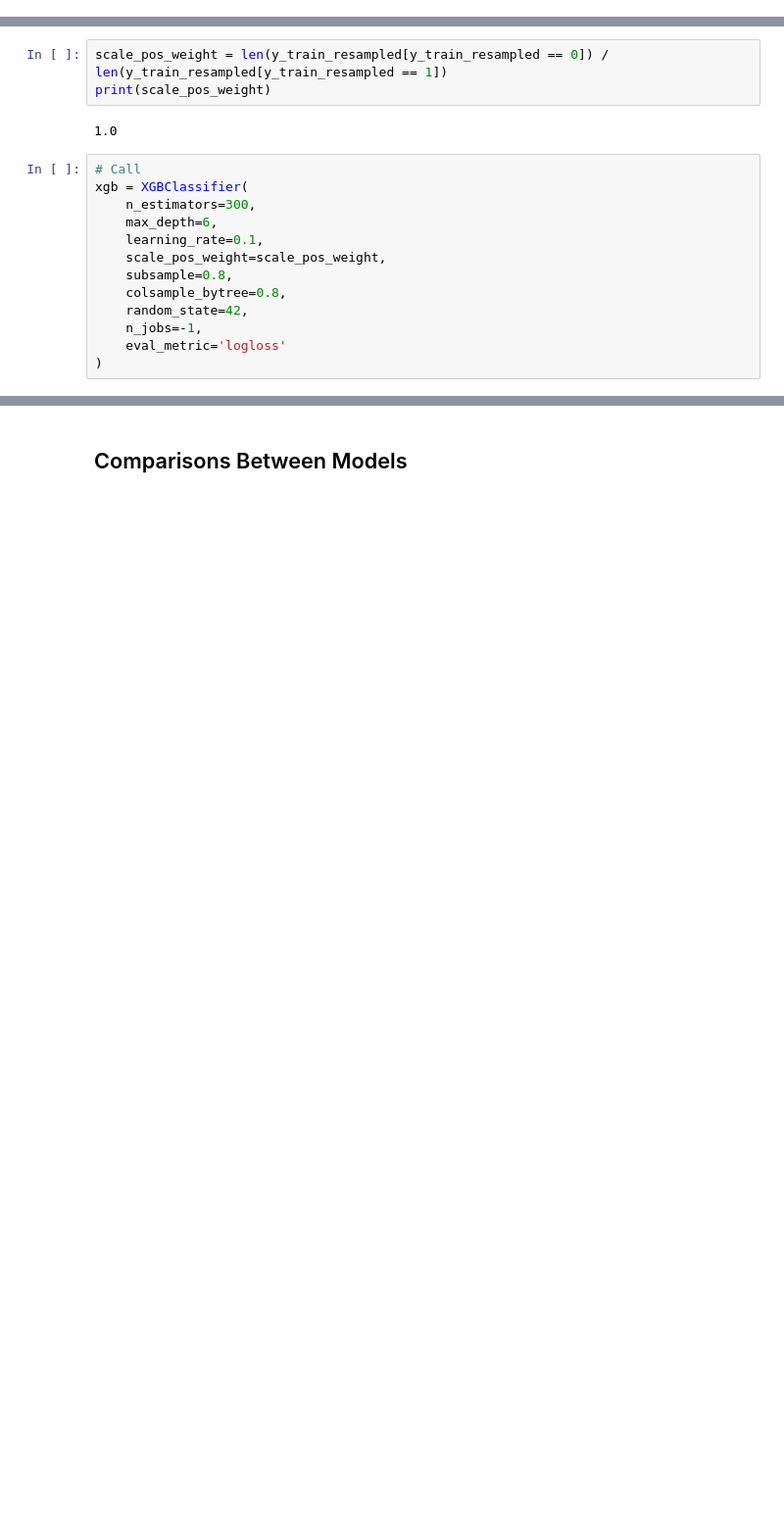
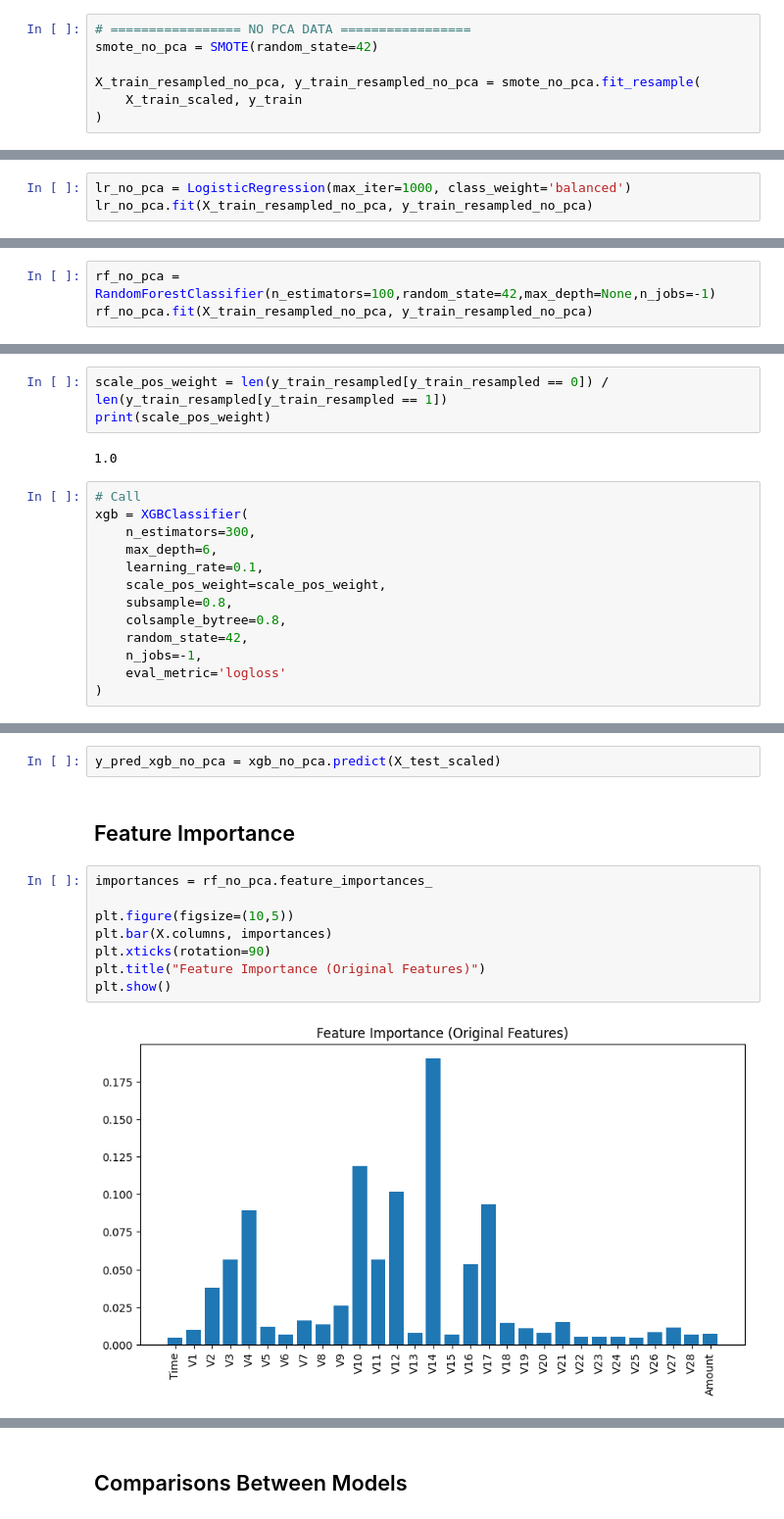
Before and after one commit to Basmala-Ahmedd/Credit-Card-Fraud-Detection, a Jupyter notebook: Notebook/Credit_Card_Fraud_Detection.ipynb, the cells around one changed output, grey strips where cells are left out. Shown at 98% size. Cells and saved outputs as stored; diff of their text form; blank space fills up the shorter version.

```diff
--- a/Notebook/Credit_Card_Fraud_Detection.ipynb
+++ b/Notebook/Credit_Card_Fraud_Detection.ipynb
@@ -337,0 +345,7 @@ After SMOTE: [226602 226602]
+# %%
+# ================= NO PCA DATA =================
+smote_no_pca = SMOTE(random_state=42)
+
+X_train_resampled_no_pca, y_train_resampled_no_pca = smote_no_pca.fit_resample(
+    X_train_scaled, y_train
+)
@@ -363,0 +381,3 @@ F1_Score : 0.1
+# %%
+lr_no_pca = LogisticRegression(max_iter=1000, class_weight='balanced')
+lr_no_pca.fit(X_train_resampled_no_pca, y_train_resampled_no_pca)
@@ -389,0 +401,3 @@ F1_Score : 0.8342857142857143
+# %%
+rf_no_pca = RandomForestClassifier(n_estimators=100,random_state=42,max_depth=None,n_jobs=-1)
+rf_no_pca.fit(X_train_resampled_no_pca, y_train_resampled_no_pca)
@@ -429,0 +462,14 @@ F1_Score : 0.7777777777777778
+# %%
+y_pred_xgb_no_pca = xgb_no_pca.predict(X_test_scaled)
+# %% [markdown]
+## Feature Importance
+# %%
+importances = rf_no_pca.feature_importances_
+
+plt.figure(figsize=(10,5))
+plt.bar(X.columns, importances)
+plt.xticks(rotation=90)
+plt.title("Feature Importance (Original Features)")
+plt.show()
+# %% [output]
+[figure, added]
```
Also changed, not shown: parts of 39 cells of this notebook.
